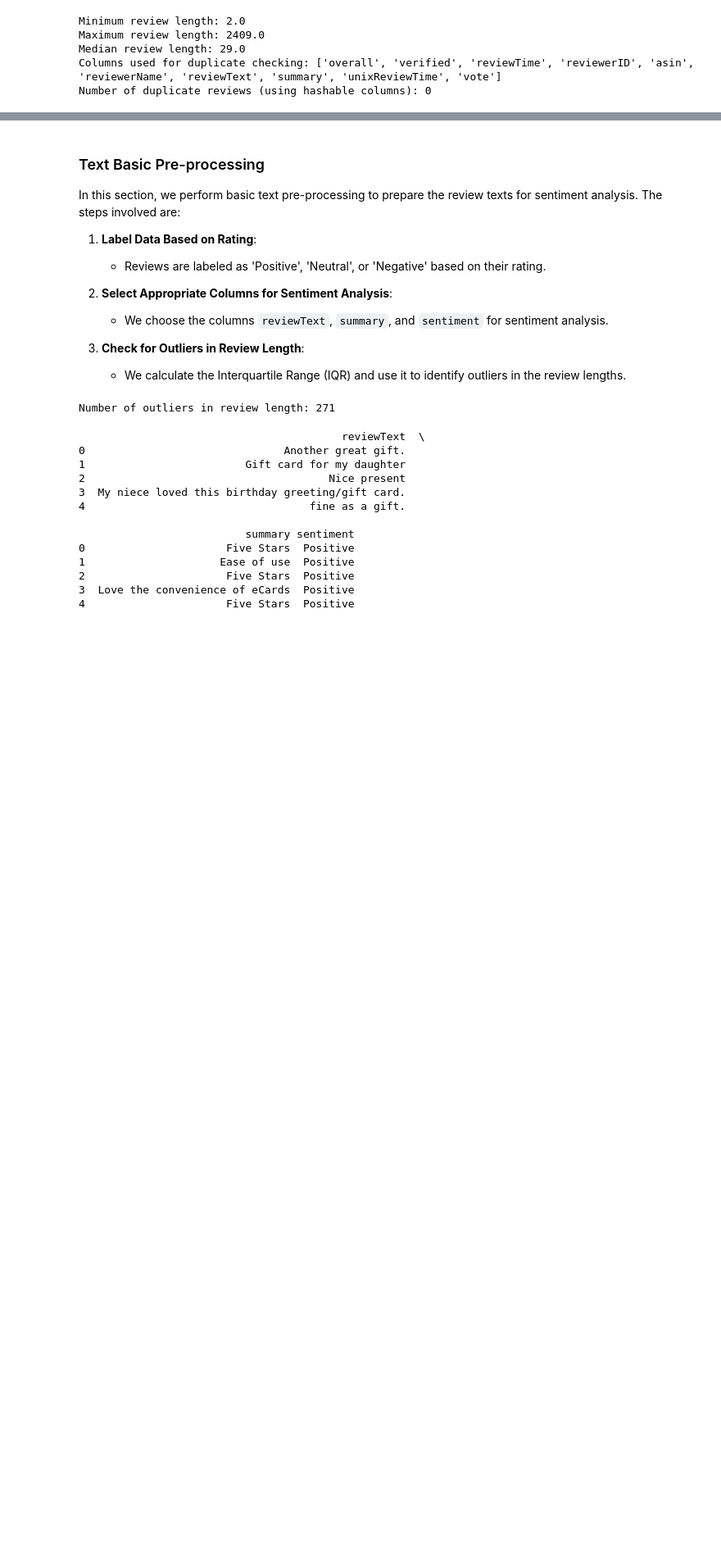
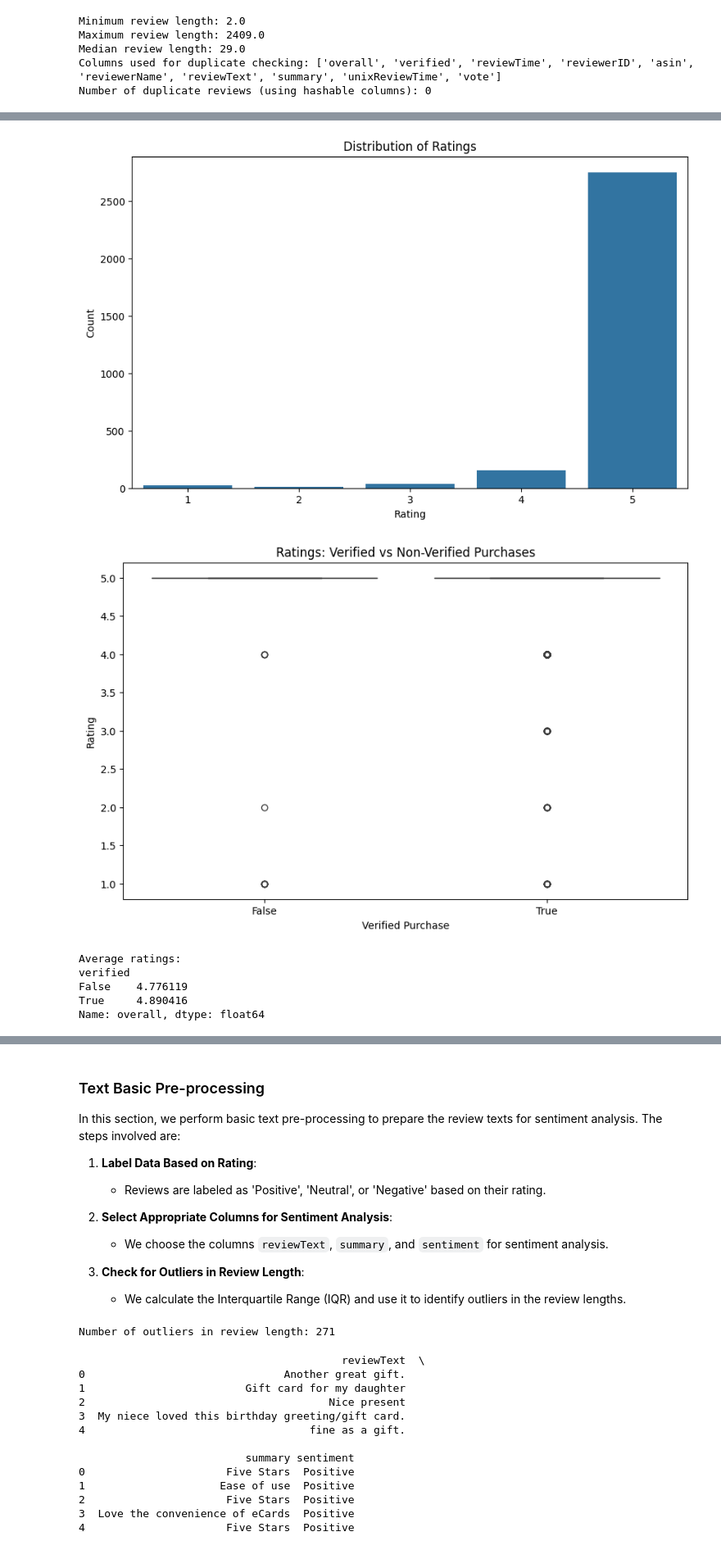
Before and after one commit to Timothy965/COMP262_GROUP5, a Jupyter notebook: COMP262_GROUPPROJECT.ipynb, the cells around one changed output, grey strips where cells are left out. Shown at 82% size. Cells and saved outputs as stored; diff of their text form; code cells hidden in the pictures; blank space fills up the shorter version.

```diff
--- a/COMP262_GROUPPROJECT.ipynb
+++ b/COMP262_GROUPPROJECT.ipynb
@@ -178 +175,76 @@ food: 109
 [figure]
+# %%
+#  Rating distribution
+plt.figure(figsize=(10, 6))
+sns.countplot(x='overall', data=df)
+plt.title('Distribution of Ratings')
+plt.xlabel('Rating')
+plt.ylabel('Count')
+plt.show()
+print()
+
+#  Verified vs. non-verified purchases
+plt.figure(figsize=(10, 6))
+sns.boxplot(x='verified', y='overall', data=df)
+plt.title('Ratings: Verified vs Non-Verified Purchases')
+plt.xlabel('Verified Purchase')
+plt.ylabel('Rating')
+plt.show()
+print()
+
+# Calculate average ratings for verified and non-verified purchases
+avg_ratings = df.groupby('verified')['overall'].mean()
+print("Average ratings:")
+print(avg_ratings)
+print()
+
+#  Word clouds for positive and negative reviews
+def generate_wordcloud(text, title):
+    wordcloud = WordCloud(width=800, height=400, background_color='white').generate(text)
+    plt.figure(figsize=(10, 5))
+    plt.imshow(wordcloud, interpolation='bilinear')
+    plt.axis('off')
+    plt.title(title)
+    plt.show()
+
+# Positive reviews (rating >= 4)
+positive_reviews = ' '.join(df[df['overall'] >= 4]['reviewText'].dropna())
+generate_wordcloud(positive_reviews, 'Word Cloud of Positive Reviews')
+
+# Negative reviews (rating <= 2)
+negative_reviews = ' '.join(df[df['overall'] <= 2]['reviewText'].dropna())
+generate_wordcloud(negative_reviews, 'Word Cloud of Negative Reviews')
+print()
+
+# Review length analysis
+df['review_length'] = df['reviewText'].str.len()
+
+# Create sentiment categories
+df['sentiment'] = pd.cut(df['overall'],
+                         bins=[-np.inf, 2, 3, np.inf],
+                         labels=['Negative', 'Neutral', 'Positive'])
+
+plt.figure(figsize=(10, 6))
+sns.boxplot(x='sentiment', y='review_length', data=df)
+plt.title('Review Length vs. Sentiment')
+plt.xlabel('Sentiment')
+plt.ylabel('Review Length')
+plt.show()
+
+# Calculate average review length for each sentiment
+avg_length = df.groupby('sentiment')['review_length'].mean()
+print("\nAverage review length by sentiment:")
+print(avg_length)
+print()
+
+# Correlation between review length and rating
+correlation = df['review_length'].corr(df['overall'])
+print(f"\nCorrelation between review length and rating: {correlation:.2f}")
+# %% [output]
+[figure, added]
+[figure, added]
+Average ratings:
+verified
+False    4.776119
+True     4.890416
+Name: overall, dtype: float64
```
Also changed, not shown: parts of 3 cells of this notebook.
